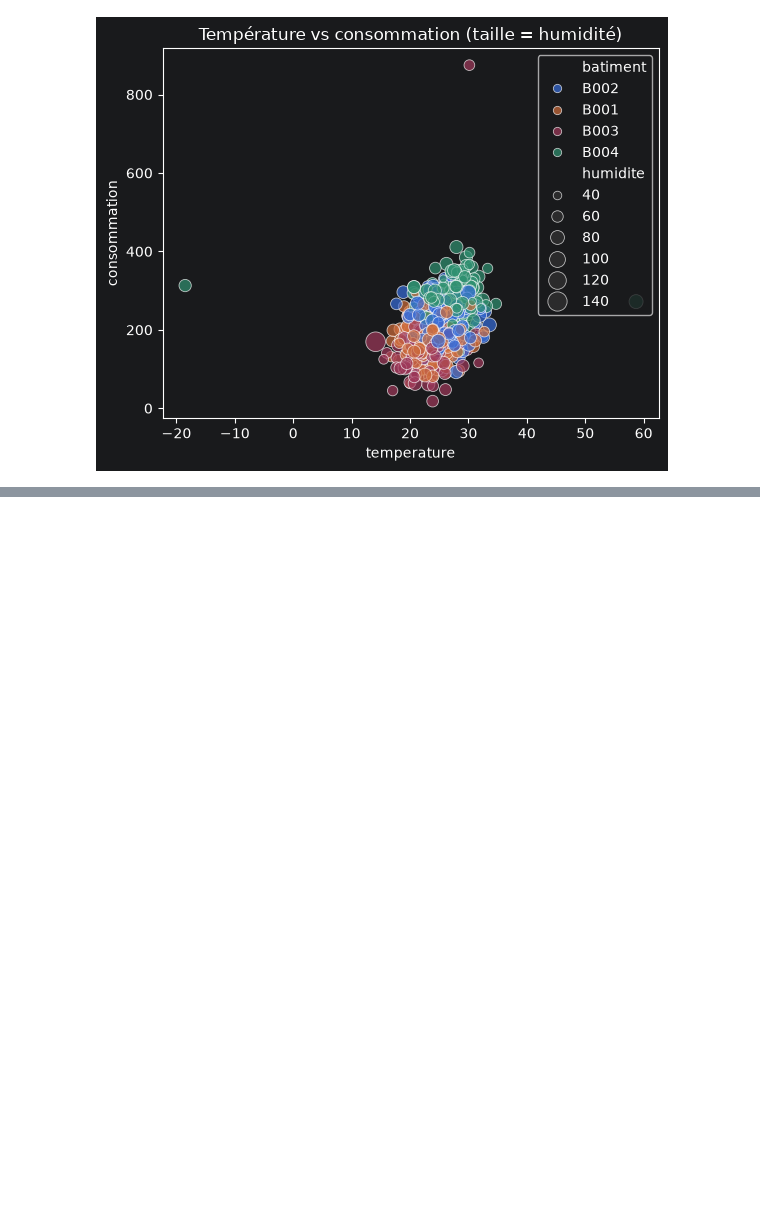
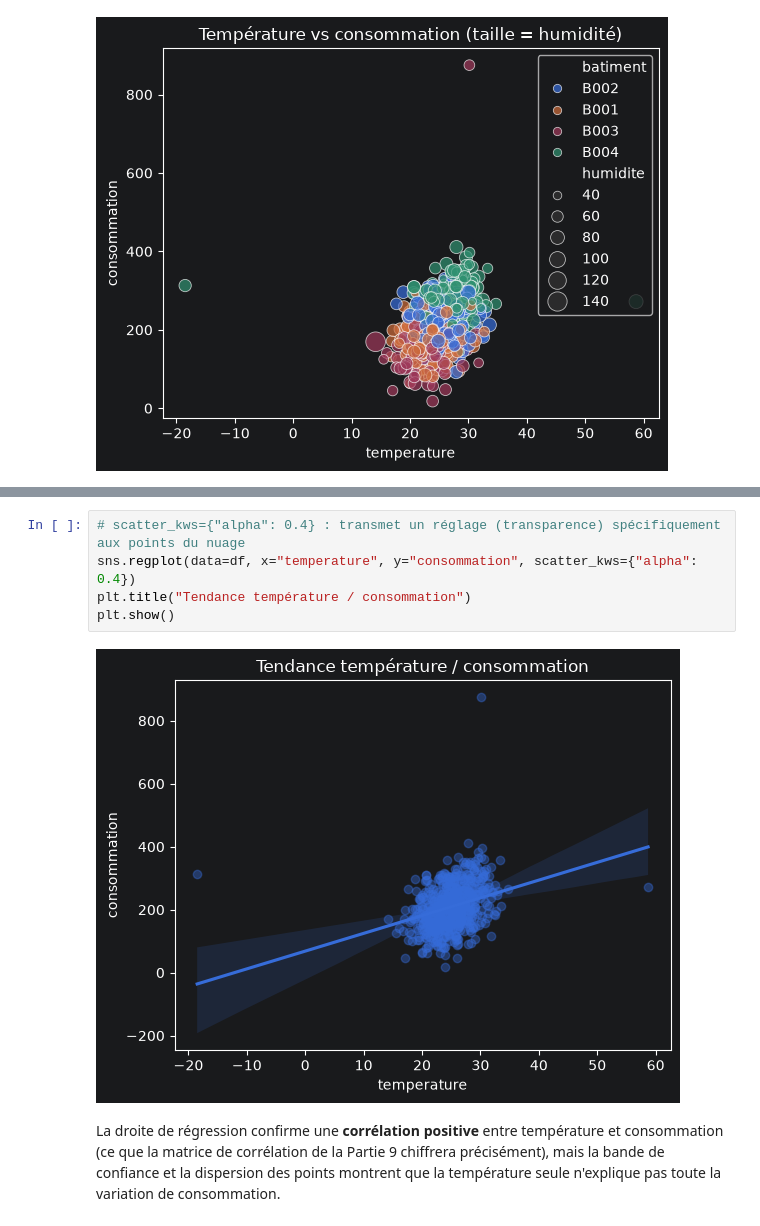
Before and after one commit to Abdouaziz2/atelier_seaborn_iot, a Jupyter notebook: notebooks/atelier_seaborn_iot.ipynb, the cells around one changed output, grey strips where cells are left out. Cells and saved outputs as stored; diff of their text form; blank space fills up the shorter version.

```diff
--- a/notebooks/atelier_seaborn_iot.ipynb
+++ b/notebooks/atelier_seaborn_iot.ipynb
@@ -399,0 +406,12 @@ plt.show()
+# %%
+# scatter_kws={"alpha": 0.4} : transmet un réglage (transparence) spécifiquement aux points du nuage
+sns.regplot(data=df, x="temperature", y="consommation", scatter_kws={"alpha": 0.4})
+plt.title("Tendance température / consommation")
+plt.show()
+# %% [output]
+[figure, added]
+# %% [markdown]
+La droite de régression confirme une **corrélation positive** entre température et consommation
+(ce que la matrice de corrélation de la Partie 9 chiffrera précisément), mais la bande de confiance
+et la dispersion des points montrent que la température seule n'explique pas toute la variation de
+consommation.
```
Also changed, not shown: parts of 1 cell of this notebook.
